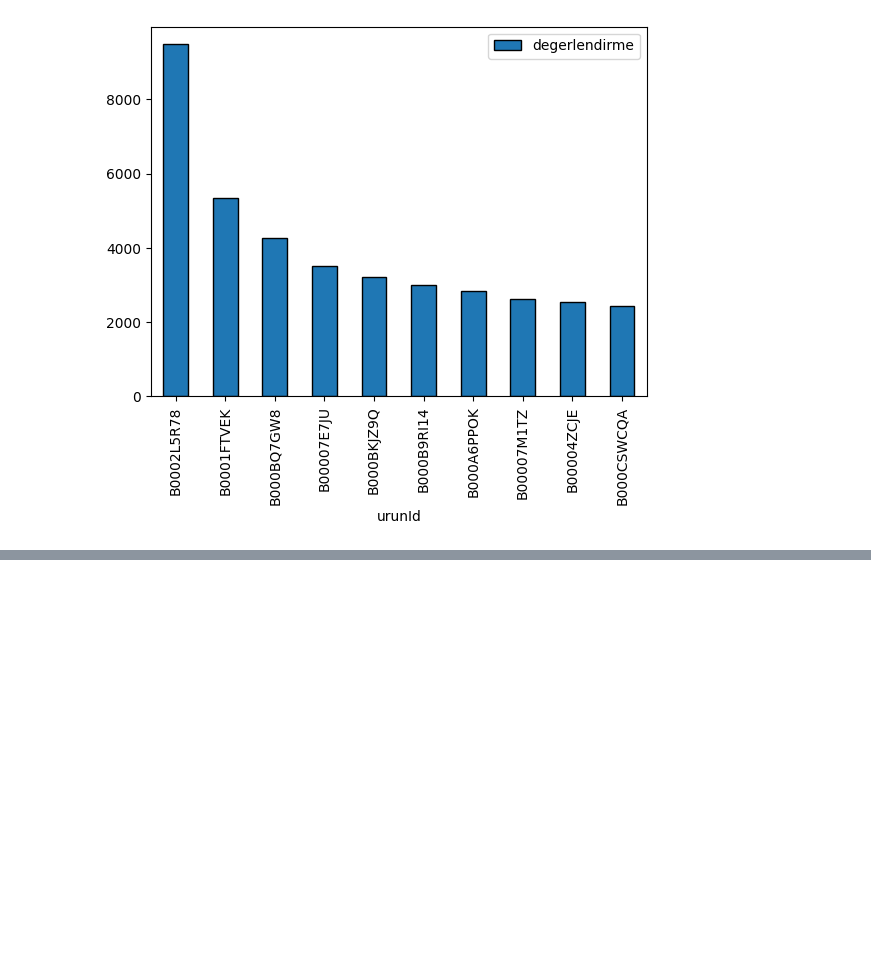
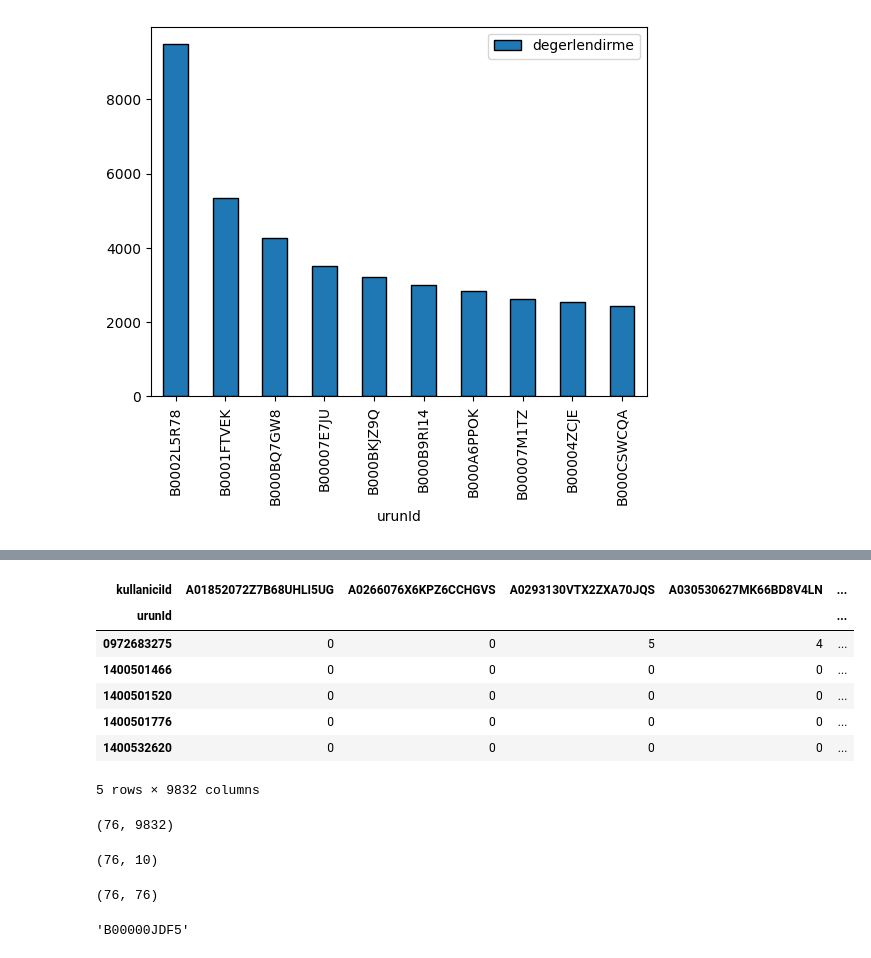
Before and after one commit to yunusemrekayaoglu/AmazonReviewsRecommenderSystems, a Jupyter notebook: amazonReviewsRecommenderSystem.ipynb, the cells around one changed output, grey strips where cells are left out. Drawn from its saved outputs; the diff is of its cells as text; code cells hidden in the pictures; blank space fills up the shorter version.

```diff
--- a/amazonReviewsRecommenderSystem.ipynb
+++ b/amazonReviewsRecommenderSystem.ipynb
@@ -355,0 +456,16 @@ enPopuler.head(10).plot(kind = "bar")
+# %%
+degerlendirmeMatrisiTranspoz = degerlendirmeMatrisi.T
+degerlendirmeMatrisiTranspoz.head()
+# %% [output]
+| kullaniciId | A01852072Z7B68UHLI5UG | A0266076X6KPZ6CCHGVS | A0293130VTX2ZXA70JQS | A030530627MK66BD8V4LN | ... |
+| urunId |  |  |  |  | ... |
+| 0972683275 | 0 | 0 | 5 | 4 | ... |
+| 1400501466 | 0 | 0 | 0 | 0 | ... |
+| 1400501520 | 0 | 0 | 0 | 0 | ... |
+| 1400501776 | 0 | 0 | 0 | 0 | ... |
+| 1400532620 | 0 | 0 | 0 | 0 | ... |
+5 rows × 9832 columns
+# %%
+degerlendirmeMatrisiTranspoz.shape
+# %% [output]
+(76, 9832)
@@ -355,0 +474,19 @@ enPopuler.head(10).plot(kind = "bar")
+# %%
+#Matris ayrıştırma işlemi
+from sklearn.decomposition import TruncatedSVD
+SVD = TruncatedSVD(n_components = 10)
+ayristirilmisMatris = SVD.fit_transform(degerlendirmeMatrisiTranspoz)
+ayristirilmisMatris.shape
+# %% [output]
+(76, 10)
+# %%
+#Korelasyon Matrisi
+
+korelasyonMatrisi = np.corrcoef(ayristirilmisMatris)
+korelasyonMatrisi.shape
+# %% [output]
+(76, 76)
+# %%
+degerlendirmeMatrisiTranspoz.index[61]
+# %% [output]
+'B00000JDF5'
```
Also changed, not shown: parts of 18 cells of this notebook.
